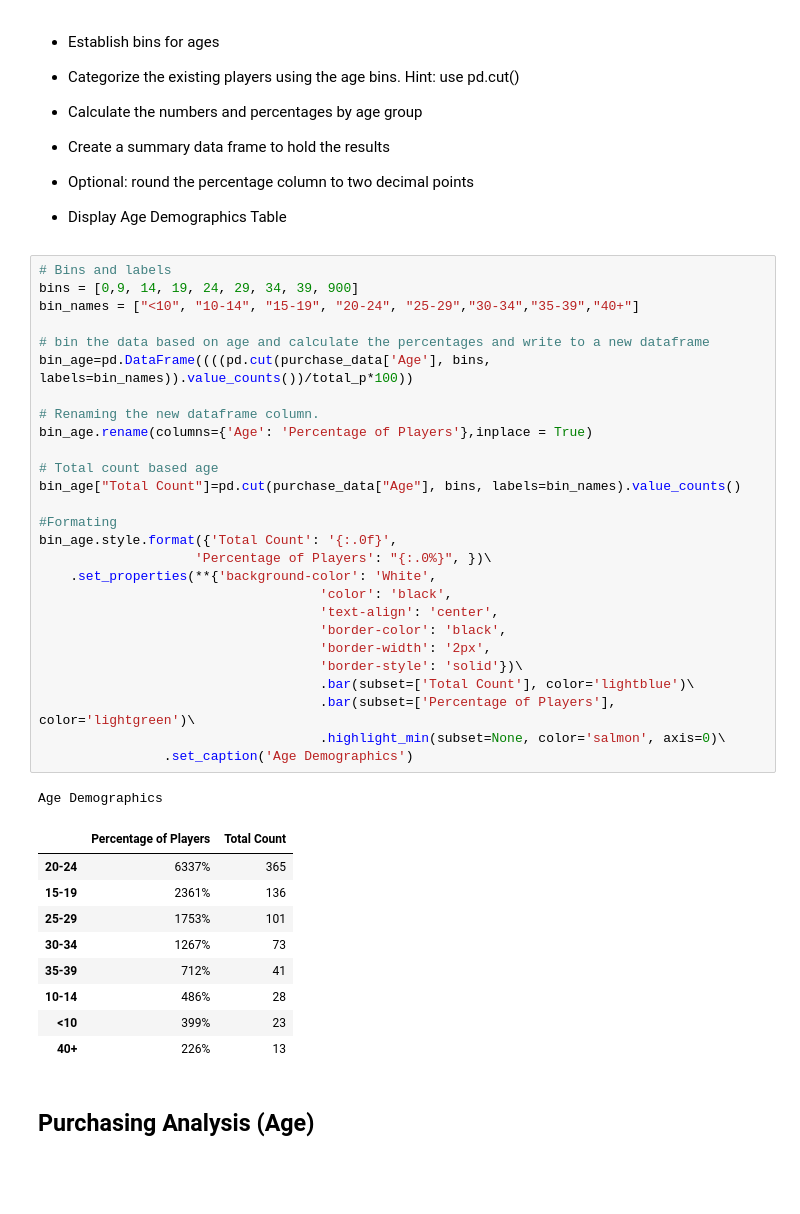
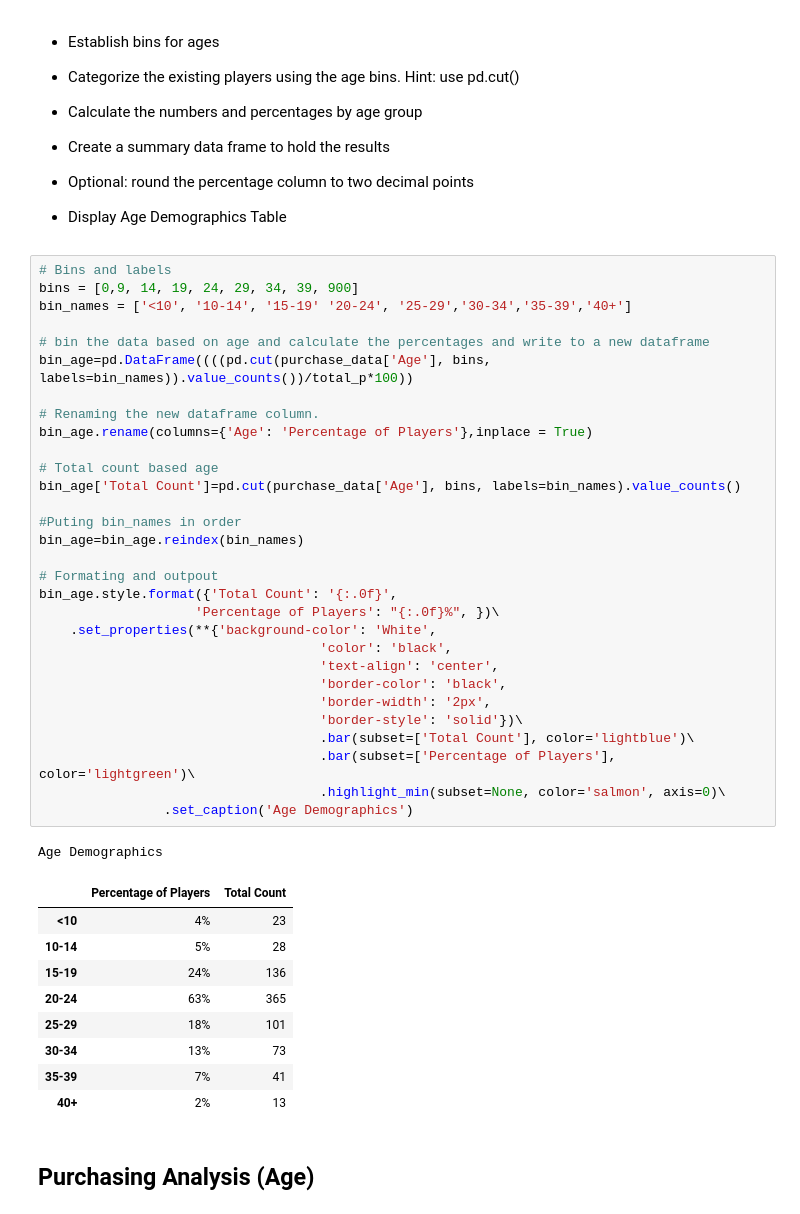
Before and after one commit to benwbarr/pandas-challenge, a Jupyter notebook: HeroesOfPymoli/HeroesOfPymoli_starter.ipynb, the cells around one changed output. Cells and saved outputs as stored; diff of their text form; blank space fills up the shorter version.

```diff
--- a/HeroesOfPymoli/HeroesOfPymoli_starter.ipynb
+++ b/HeroesOfPymoli/HeroesOfPymoli_starter.ipynb
@@ -240,41 +239,44 @@ Purchasing Analysis (Gender)
 # %%
 # Bins and labels
 bins = [0,9, 14, 19, 24, 29, 34, 39, 900]
-bin_names = ["<10", "10-14", "15-19", "20-24", "25-29","30-34","35-39","40+"]
+bin_names = ['<10', '10-14', '15-19' '20-24', '25-29','30-34','35-39','40+']
 
 # bin the data based on age and calculate the percentages and write to a new dataframe
 bin_age=pd.DataFrame((((pd.cut(purchase_data['Age'], bins, labels=bin_names)).value_counts())/total_p*100))
 
 # Renaming the new dataframe column.
 bin_age.rename(columns={'Age': 'Percentage of Players'},inplace = True)
 
 # Total count based age
-bin_age["Total Count"]=pd.cut(purchase_data["Age"], bins, labels=bin_names).value_counts()
+bin_age['Total Count']=pd.cut(purchase_data['Age'], bins, labels=bin_names).value_counts()
 
-#Formating
+#Puting bin_names in order
+bin_age=bin_age.reindex(bin_names)
+
+# Formating and outpout
 bin_age.style.format({'Total Count': '{:.0f}',
-                    'Percentage of Players': "{:.0%}", })\
+                    'Percentage of Players': "{:.0f}%", })\
     .set_properties(**{'background-color': 'White',
                                     'color': 'black',
                                     'text-align': 'center',
                                     'border-color': 'black',
                                     'border-width': '2px',
                                     'border-style': 'solid'})\
                                     .bar(subset=['Total Count'], color='lightblue')\
                                     .bar(subset=['Percentage of Players'], color='lightgreen')\
                                     .highlight_min(subset=None, color='salmon', axis=0)\
                 .set_caption('Age Demographics')
 # %% [output]
 Age Demographics
 |  | Percentage of Players | Total Count |
-| 20-24 | 6337% | 365 |
-| 15-19 | 2361% | 136 |
-| 25-29 | 1753% | 101 |
-| 30-34 | 1267% | 73 |
-| 35-39 | 712% | 41 |
-| 10-14 | 486% | 28 |
-| <10 | 399% | 23 |
-| 40+ | 226% | 13 |
+| <10 | 4% | 23 |
+| 10-14 | 5% | 28 |
+| 15-19 | 24% | 136 |
+| 20-24 | 63% | 365 |
+| 25-29 | 18% | 101 |
+| 30-34 | 13% | 73 |
+| 35-39 | 7% | 41 |
+| 40+ | 2% | 13 |
 # %% [markdown]
 ## Purchasing Analysis (Age)
 # %% [markdown]
```
Also changed, not shown: parts of 7 cells of this notebook.
